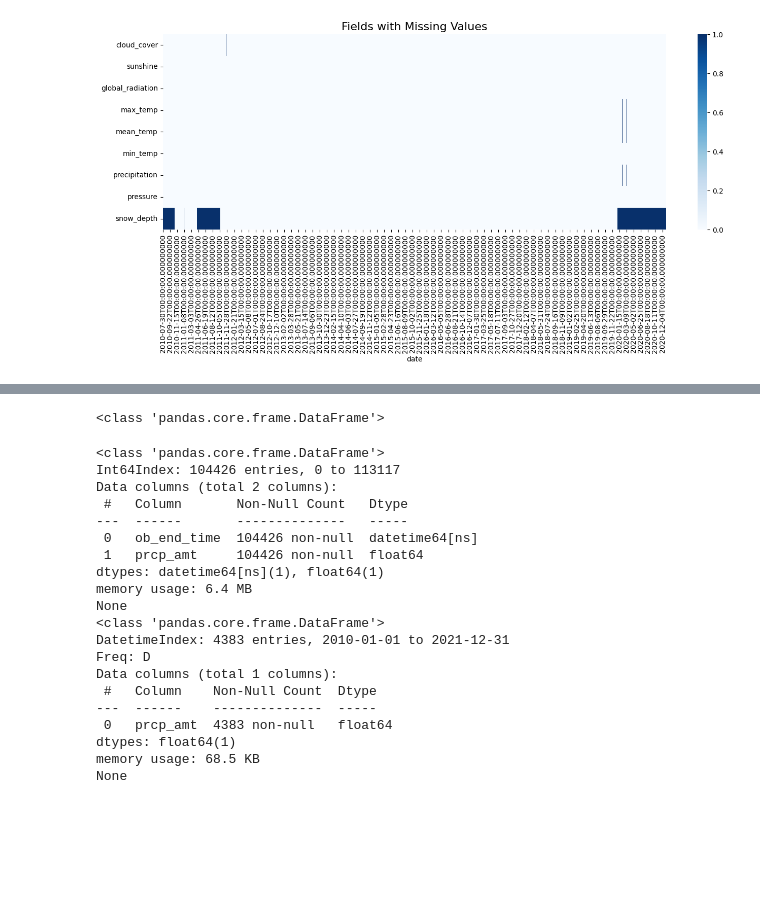
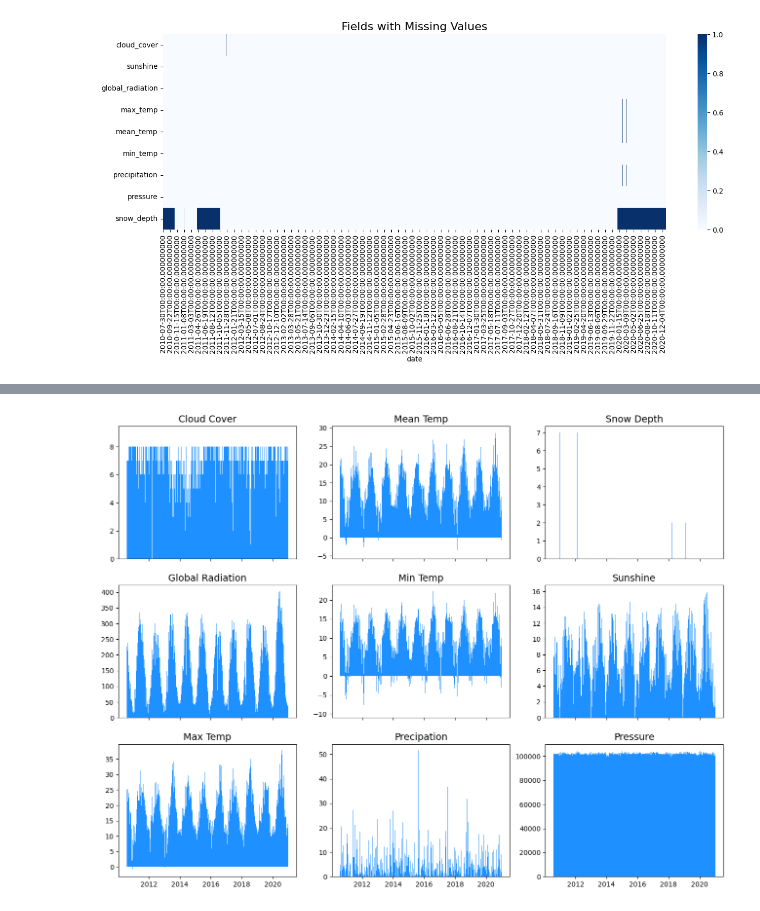
Before and after one commit to Derv6464/dataAnalytics, a Jupyter notebook: analytics-project.ipynb, the cells around one changed output, grey strips where cells are left out. Saved outputs shown, nothing was run; the diff lists cells and outputs as text; code cells hidden in the pictures; blank space fills up the shorter version.

```diff
--- a/analytics-project.ipynb
+++ b/analytics-project.ipynb
@@ -185,6 +151,0 @@ print(dfW[dfW.isnull().any(axis=1)])
-# %%
-print(type(dfW))
-# %% [output]
-<class 'pandas.core.frame.DataFrame'>
-# %%
-dfW['prcp_amt'] = dfW['prcp_amt'].interpolate()
@@ -193,24 +152,25 @@ dfW_down = dfW.resample("D", on='ob_end_time').sum()
-# %%
-print(dfW.info())
-print(dfW_down.info())
-# %% [output]
-<class 'pandas.core.frame.DataFrame'>
-Int64Index: 104426 entries, 0 to 113117
-Data columns (total 2 columns):
- #   Column       Non-Null Count   Dtype
----  ------       --------------   -----
- 0   ob_end_time  104426 non-null  datetime64[ns]
- 1   prcp_amt     104426 non-null  float64
-dtypes: datetime64[ns](1), float64(1)
-memory usage: 6.4 MB
-None
-<class 'pandas.core.frame.DataFrame'>
-DatetimeIndex: 4383 entries, 2010-01-01 to 2021-12-31
-Freq: D
-Data columns (total 1 columns):
- #   Column    Non-Null Count  Dtype
----  ------    --------------  -----
- 0   prcp_amt  4383 non-null   float64
-dtypes: float64(1)
-memory usage: 68.5 KB
-None
+# %%
+fig, ax = plt.subplots(ncols=3, nrows=3, sharex=True, figsize=(16,12))
+
+ax[0][0].bar(dfW.index, dfW.cloud_cover, width=5, color='dodgerblue')
+ax[0][0].set_title('Cloud Cover', fontsize=14)
+ax[1][0].bar(dfW.index, dfW.global_radiation, width=5, color='dodgerblue')
+ax[1][0].set_title('Global Radiation', fontsize=14)
+ax[2][0].bar(dfW.index, dfW.max_temp, width=5, color='dodgerblue')
+ax[2][0].set_title('Max Temp', fontsize=14)
+ax[0][1].bar(dfW.index, dfW.mean_temp, width=5, color='dodgerblue')
+ax[0][1].set_title('Mean Temp', fontsize=14)
+ax[1][1].bar(dfW.index, dfW.min_temp, width=5, color='dodgerblue')
+ax[1][1].set_title('Min Temp', fontsize=14)
+ax[2][1].bar(dfW.index, dfW.precipitation, width=5, color='dodgerblue')
+ax[2][1].set_title('Precipation', fontsize=14)
+ax[0][2].bar(dfW.index, dfW.snow_depth, width=5, color='dodgerblue')
+ax[0][2].set_title('Snow Depth', fontsize=14)
+ax[1][2].bar(dfW.index, dfW.sunshine, width=5, color='dodgerblue')
+ax[1][2].set_title('Sunshine', fontsize=14)
+ax[2][2].bar(dfW.index, dfW.pressure, width=5, color='dodgerblue')
+ax[2][2].set_title('Pressure', fontsize=14)
+
+plt.show()
+# %% [output]
+[figure, added]
```
Also changed, not shown: parts of 8 cells of this notebook.
